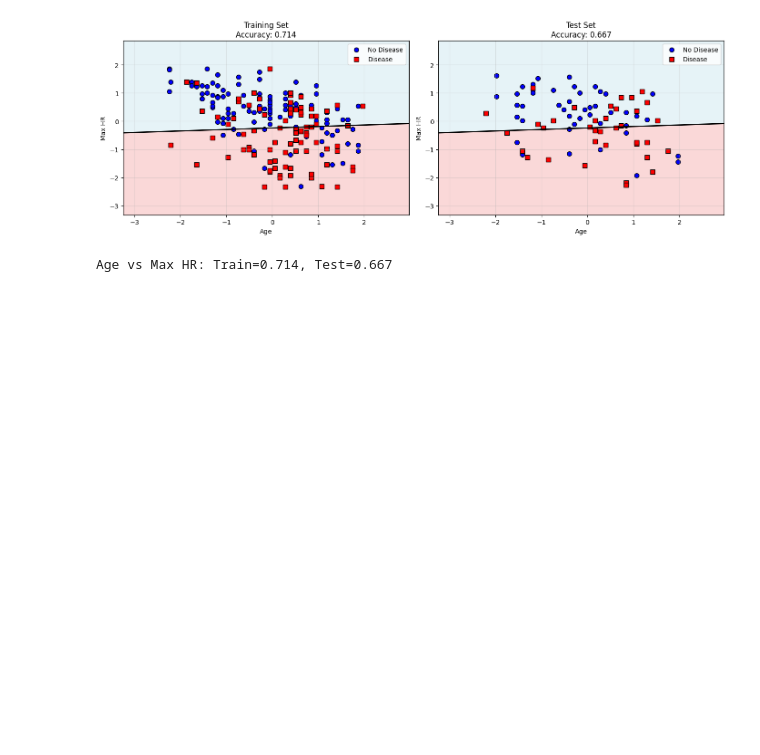
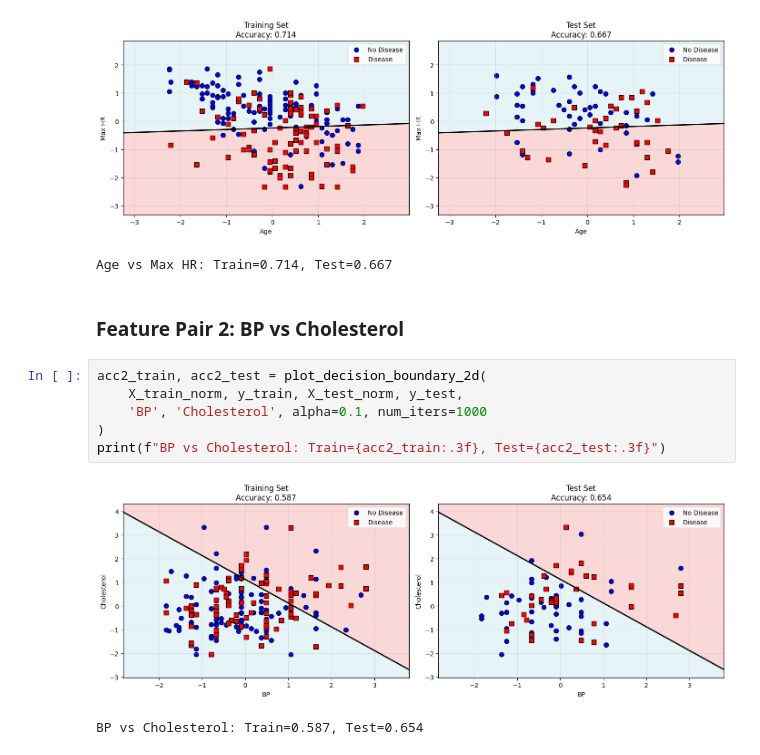
Before and after one commit to juancontrerasp/Heart_Disease_Risk_Prediction-TDSE, a Jupyter notebook: heart_disease_lr_analysis.ipynb, the cells around one changed output. Drawn from its saved outputs; the diff is of its cells as text; blank space fills up the shorter version.

Commit message:
Feat: second feature pair

```diff
--- a/heart_disease_lr_analysis.ipynb
+++ b/heart_disease_lr_analysis.ipynb
@@ -610,3 +610,14 @@ print(f"Age vs Max HR: Train={acc1_train:.3f}, Test={acc1_test:.3f}")
 # %% [output]
 [figure]
 Age vs Max HR: Train=0.714, Test=0.667
+# %% [markdown]
+### Feature Pair 2: BP vs Cholesterol
+# %%
+acc2_train, acc2_test = plot_decision_boundary_2d(
+    X_train_norm, y_train, X_test_norm, y_test,
+    'BP', 'Cholesterol', alpha=0.1, num_iters=1000
+)
+print(f"BP vs Cholesterol: Train={acc2_train:.3f}, Test={acc2_test:.3f}")
+# %% [output]
+[figure, added]
+BP vs Cholesterol: Train=0.587, Test=0.654
```
